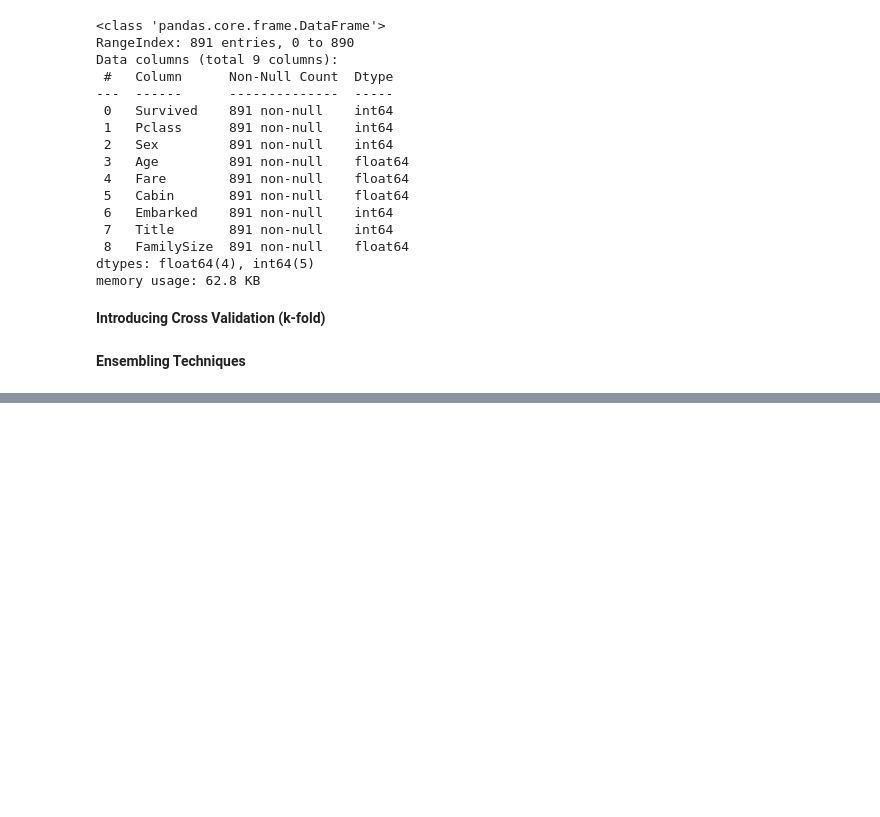
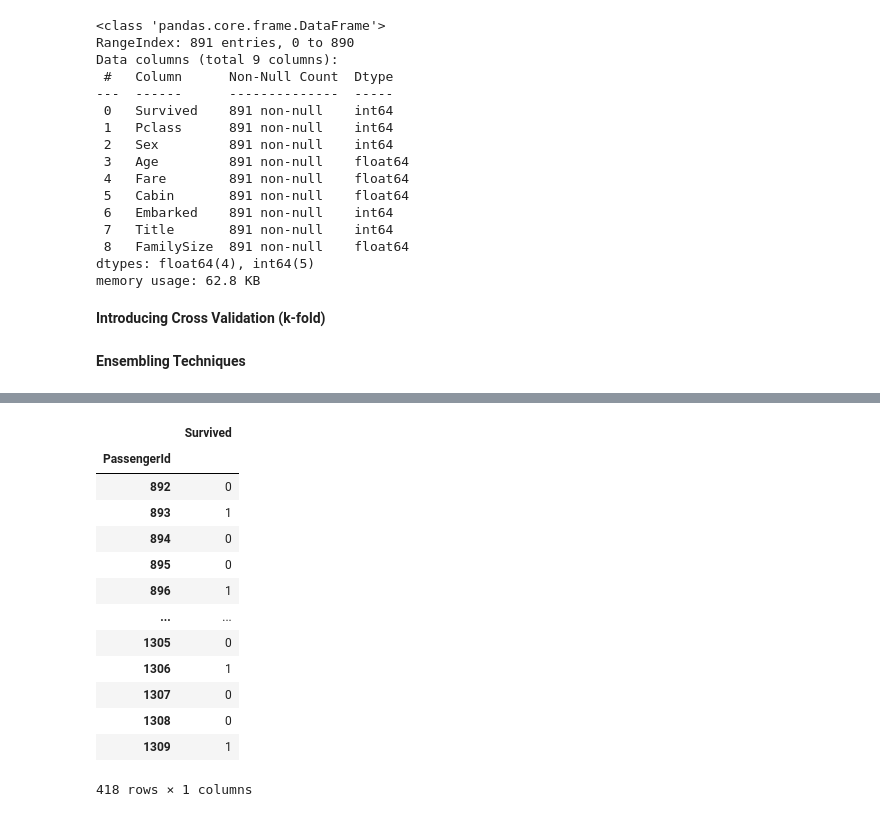
Before and after one commit to mervegb/titanic-survival-prediction, a Jupyter notebook: titanic-survival-prediction.ipynb, the cells around one changed output, grey strips where cells are left out. Cells and saved outputs as stored; diff of their text form; code cells hidden in the pictures; blank space fills up the shorter version.

```diff
--- a/titanic-survival-prediction.ipynb
+++ b/titanic-survival-prediction.ipynb
@@ -842,0 +1007,28 @@ X1 = X.copy()
+# %%
+test_data["Survived"] = prediction
+
+#combine two columns, passenger id from the test data frame and model's predicted survival status for each passenger
+submission = pd.DataFrame(pd.concat([test["PassengerId"], test_data["Survived"]], axis=1))
+
+
+# axis=1 -> concatenating columns side by side
+#inplace=True -> way to modify a DataFrame directly rather than creating a copy with the changes, doesn't return a new object
+#inplace=False -> leaves the original object unchanged and returns a new object with the modifications
+
+submission.set_index("PassengerId", inplace=True)
+submission
+# %% [output]
+|  | Survived |
+| PassengerId |  |
+| 892 | 0 |
+| 893 | 1 |
+| 894 | 0 |
+| 895 | 0 |
+| 896 | 1 |
+| ... | ... |
+| 1305 | 0 |
+| 1306 | 1 |
+| 1307 | 0 |
+| 1308 | 0 |
+| 1309 | 1 |
+418 rows × 1 columns
```
Also changed, not shown: parts of 7 cells of this notebook.
